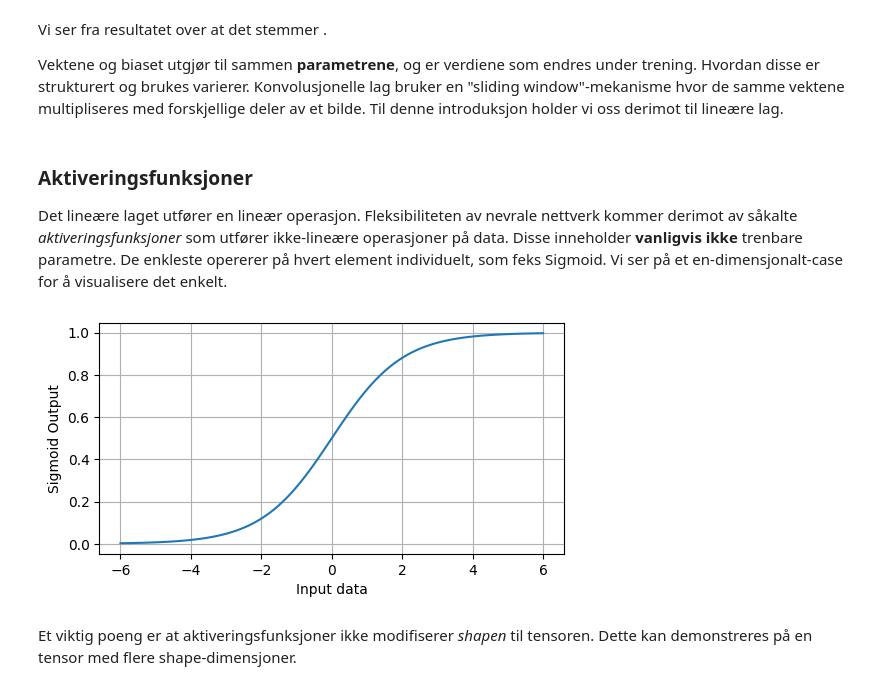
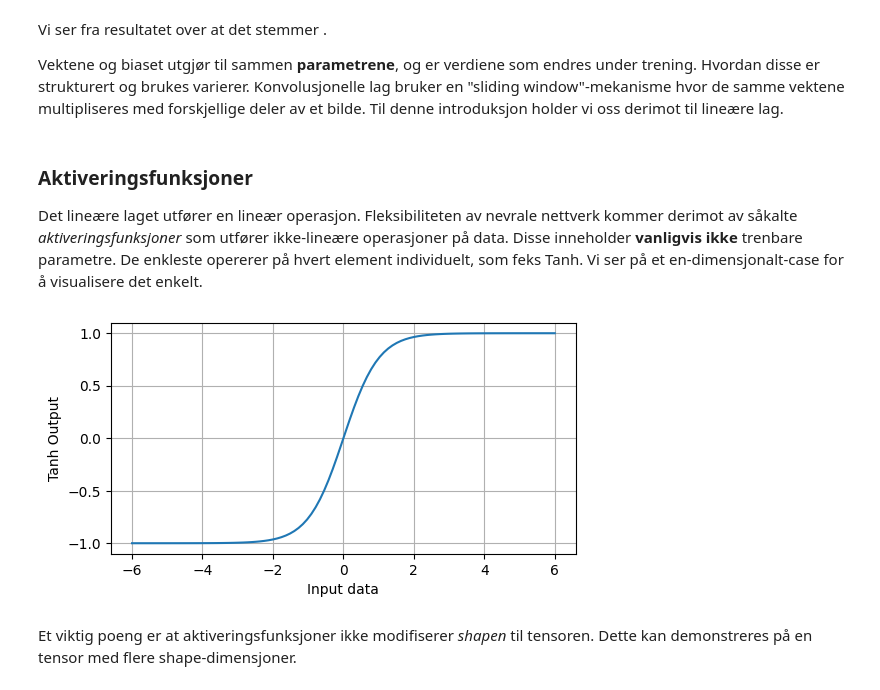
Before and after one commit to willdalh/ml-course, a Jupyter notebook: concepts.ipynb, the cells around one changed output. Cells and saved outputs as stored; diff of their text form; code cells hidden in the pictures.

```diff
--- a/concepts.ipynb
+++ b/concepts.ipynb
@@ -105,28 +125,25 @@ Vektene og biaset utgjør til sammen **parametrene**, og er verdiene som endres
 # %% [markdown]
 ### Aktiveringsfunksjoner
 
-Det lineære laget utfører en lineær operasjon. Fleksibiliteten av nevrale nettverk kommer derimot av såkalte _aktiveringsfunksjoner_ som utfører ikke-lineære operasjoner på data. Disse inneholder **vanligvis ikke** trenbare parametre. De enkleste opererer på hvert element individuelt, som feks Sigmoid. Vi ser på et en-dimensjonalt-case for å visualisere det enkelt.
+Det lineære laget utfører en lineær operasjon. Fleksibiliteten av nevrale nettverk kommer derimot av såkalte _aktiveringsfunksjoner_ som utfører ikke-lineære operasjoner på data. Disse inneholder **vanligvis ikke** trenbare parametre. De enkleste opererer på hvert element individuelt, som feks Tanh. Vi ser på et en-dimensjonalt-case for å visualisere det enkelt.
 # %%
 import matplotlib.pyplot as plt # Library for visualization
-sigmoid = nn.Sigmoid()
-assert not hasattr(sigmoid, "weight") # No learnable weights
+tanh = nn.Tanh()
+assert not hasattr(tanh, "weight") # No learnable weights
 
 data = torch.linspace(start=-6, end=6, steps=100) # One-dimensional vector with 100 elements
-output = sigmoid(data)
+output = tanh(data)
 
 fig, ax = plt.subplots(figsize=(6, 3))
 
 ax.plot(data, output)
 ax.set_xlabel("Input data")
-ax.set_ylabel("Sigmoid Output")
+ax.set_ylabel("Tanh Output")
 
 # Add a grid
 ax.grid(True)
-
-# Show the plot
-plt.show()
 # %% [output]
-[figure, old version]
+[figure, new version]
 # %% [markdown]
 Et viktig poeng er at aktiveringsfunksjoner ikke modifiserer _shapen_ til tensoren. Dette kan demonstreres på en tensor med flere shape-dimensjoner.
 # %%
```
Also changed, not shown: parts of 39 cells of this notebook, 1 other file.
